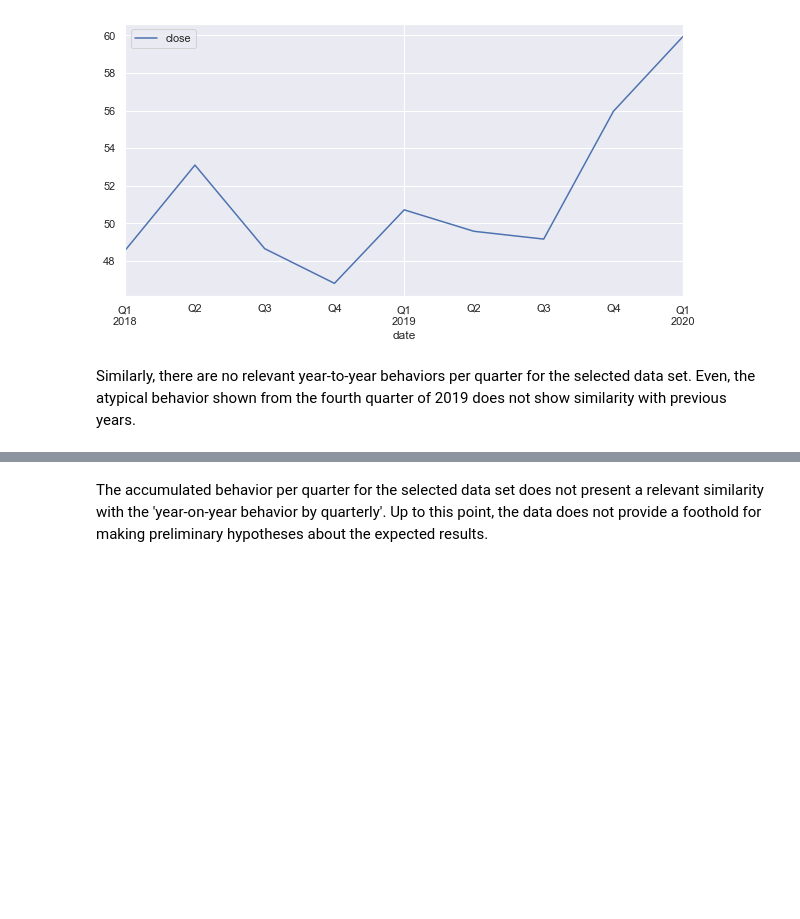
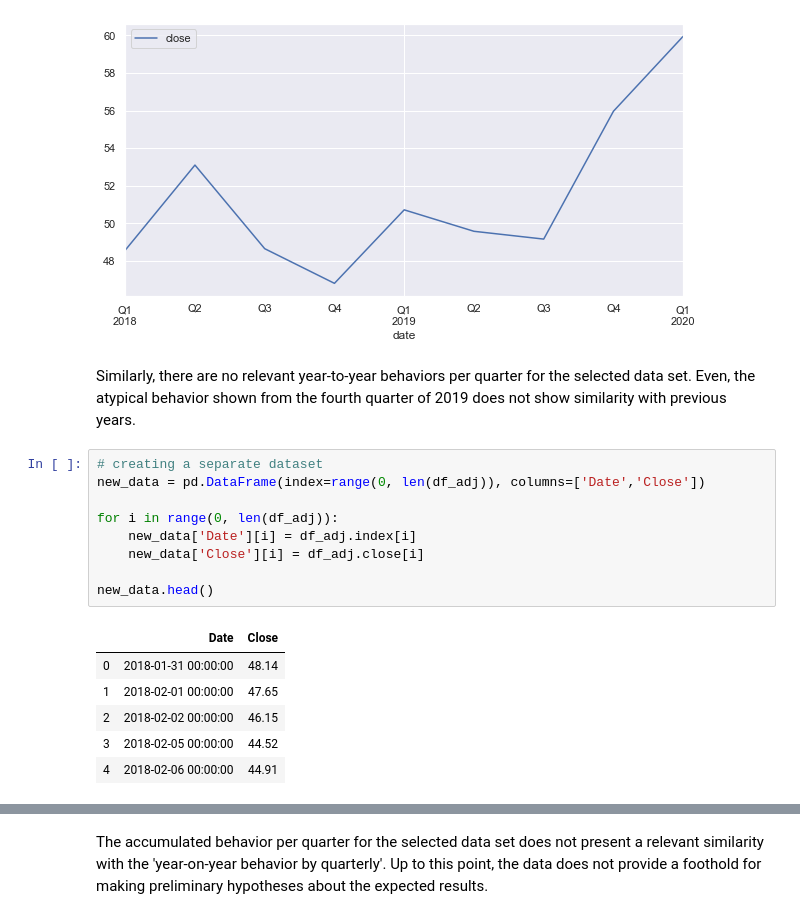
Before and after one commit to erojaso/Forecasting-Stock-Prices, a Jupyter notebook: 01_stock_price_forecast_exploratory_data_analysis.ipynb, the cells around one changed output, grey strips where cells are left out. Drawn from its saved outputs; the diff is of its cells as text; blank space fills up the shorter version.

```diff
--- a/01_stock_price_forecast_exploratory_data_analysis.ipynb
+++ b/01_stock_price_forecast_exploratory_data_analysis.ipynb
@@ -290,3 +277,19 @@ plt.savefig('.\\images\\Close_Stock_Price_Adjusted_YxYxQuarte_lv1.jpg')
 [figure]
 # %% [markdown]
 Similarly, there are no relevant year-to-year behaviors per quarter for the selected data set. Even, the atypical behavior shown from the fourth quarter of 2019 does not show similarity with previous years.
+# %%
+# creating a separate dataset
+new_data = pd.DataFrame(index=range(0, len(df_adj)), columns=['Date','Close'])
+
+for i in range(0, len(df_adj)):
+    new_data['Date'][i] = df_adj.index[i]
+    new_data['Close'][i] = df_adj.close[i]
+
+new_data.head()
+# %% [output]
+|  | Date | Close |
+| 0 | 2018-01-31 00:00:00 | 48.14 |
+| 1 | 2018-02-01 00:00:00 | 47.65 |
+| 2 | 2018-02-02 00:00:00 | 46.15 |
+| 3 | 2018-02-05 00:00:00 | 44.52 |
+| 4 | 2018-02-06 00:00:00 | 44.91 |
```
Also changed, not shown: parts of 23 cells of this notebook, 4 other files.
